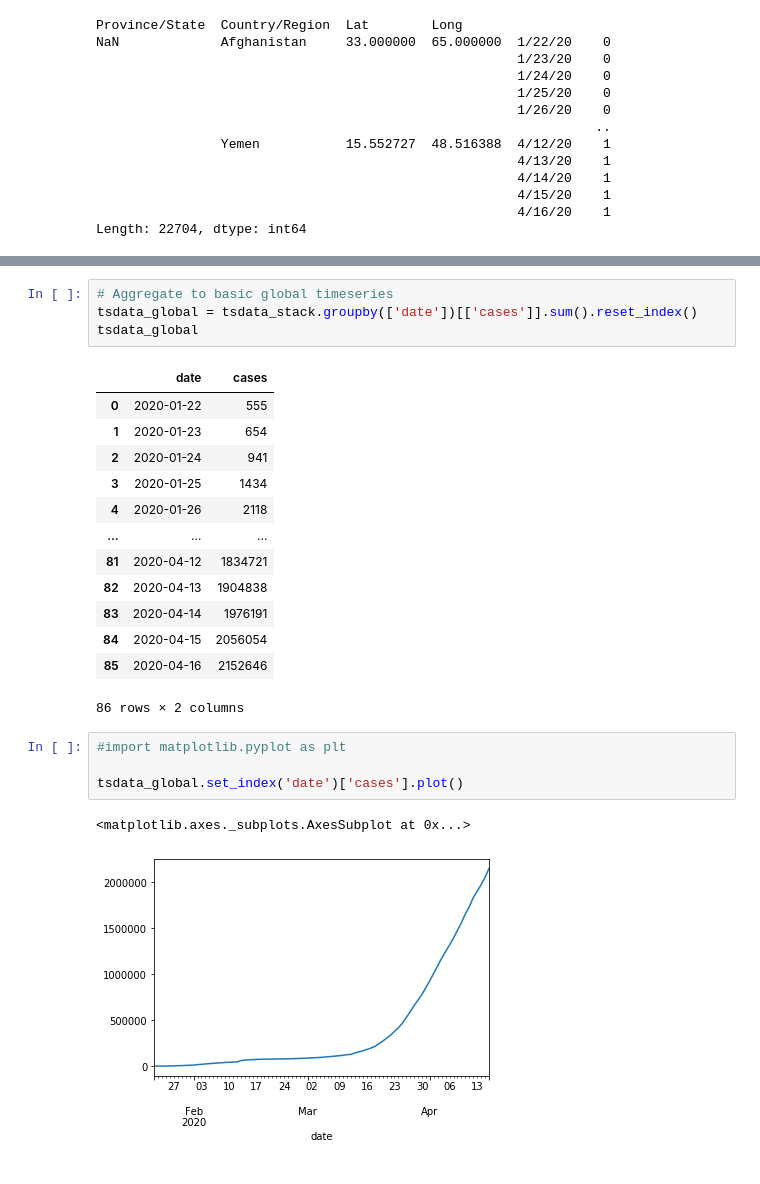
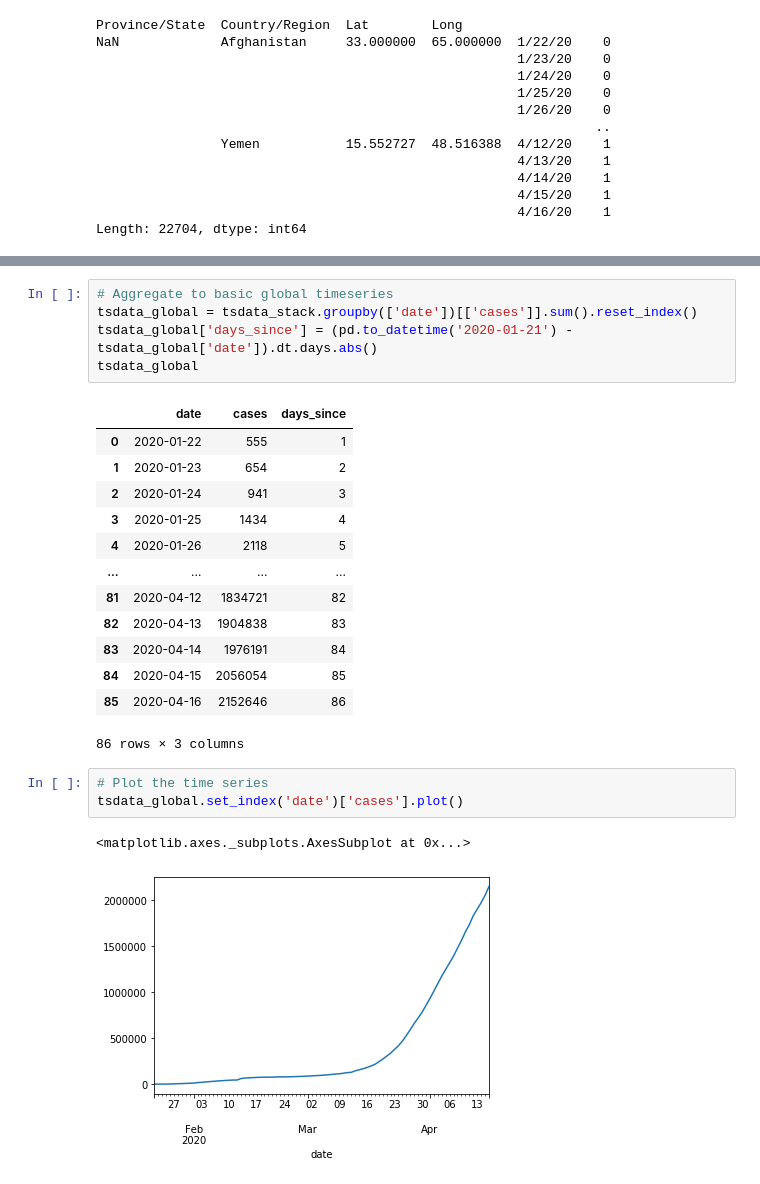
Before and after one commit to mortie23/covid-19-analysis, a Jupyter notebook: python/notebook.ipynb, the cells around one changed output, grey strips where cells are left out. Saved outputs shown, nothing was run; the diff lists cells and outputs as text.

```diff
--- a/python/notebook.ipynb
+++ b/python/notebook.ipynb
@@ -72,24 +70,24 @@ Index(['row_id', 'row_id', 'index', 'prov_state', 'country', 'lat', 'lon',
 # %%
 # Aggregate to basic global timeseries
 tsdata_global = tsdata_stack.groupby(['date'])[['cases']].sum().reset_index()
+tsdata_global['days_since'] = (pd.to_datetime('2020-01-21') - tsdata_global['date']).dt.days.abs()
 tsdata_global
 # %% [output]
-|  | date | cases |
-| 0 | 2020-01-22 | 555 |
-| 1 | 2020-01-23 | 654 |
-| 2 | 2020-01-24 | 941 |
-| 3 | 2020-01-25 | 1434 |
-| 4 | 2020-01-26 | 2118 |
-| ... | ... | ... |
-| 81 | 2020-04-12 | 1834721 |
-| 82 | 2020-04-13 | 1904838 |
-| 83 | 2020-04-14 | 1976191 |
-| 84 | 2020-04-15 | 2056054 |
-| 85 | 2020-04-16 | 2152646 |
+|  | date | cases | days_since |
+| 0 | 2020-01-22 | 555 | 1 |
+| 1 | 2020-01-23 | 654 | 2 |
+| 2 | 2020-01-24 | 941 | 3 |
+| 3 | 2020-01-25 | 1434 | 4 |
+| 4 | 2020-01-26 | 2118 | 5 |
+| ... | ... | ... | ... |
+| 81 | 2020-04-12 | 1834721 | 82 |
+| 82 | 2020-04-13 | 1904838 | 83 |
+| 83 | 2020-04-14 | 1976191 | 84 |
+| 84 | 2020-04-15 | 2056054 | 85 |
+| 85 | 2020-04-16 | 2152646 | 86 |
-86 rows × 2 columns
+86 rows × 3 columns
 # %%
-#import matplotlib.pyplot as plt
-
+# Plot the time series
 tsdata_global.set_index('date')['cases'].plot()
 # %% [output]
 <matplotlib.axes._subplots.AxesSubplot at 0x...>
```
Also changed, not shown: parts of 8 cells of this notebook.
